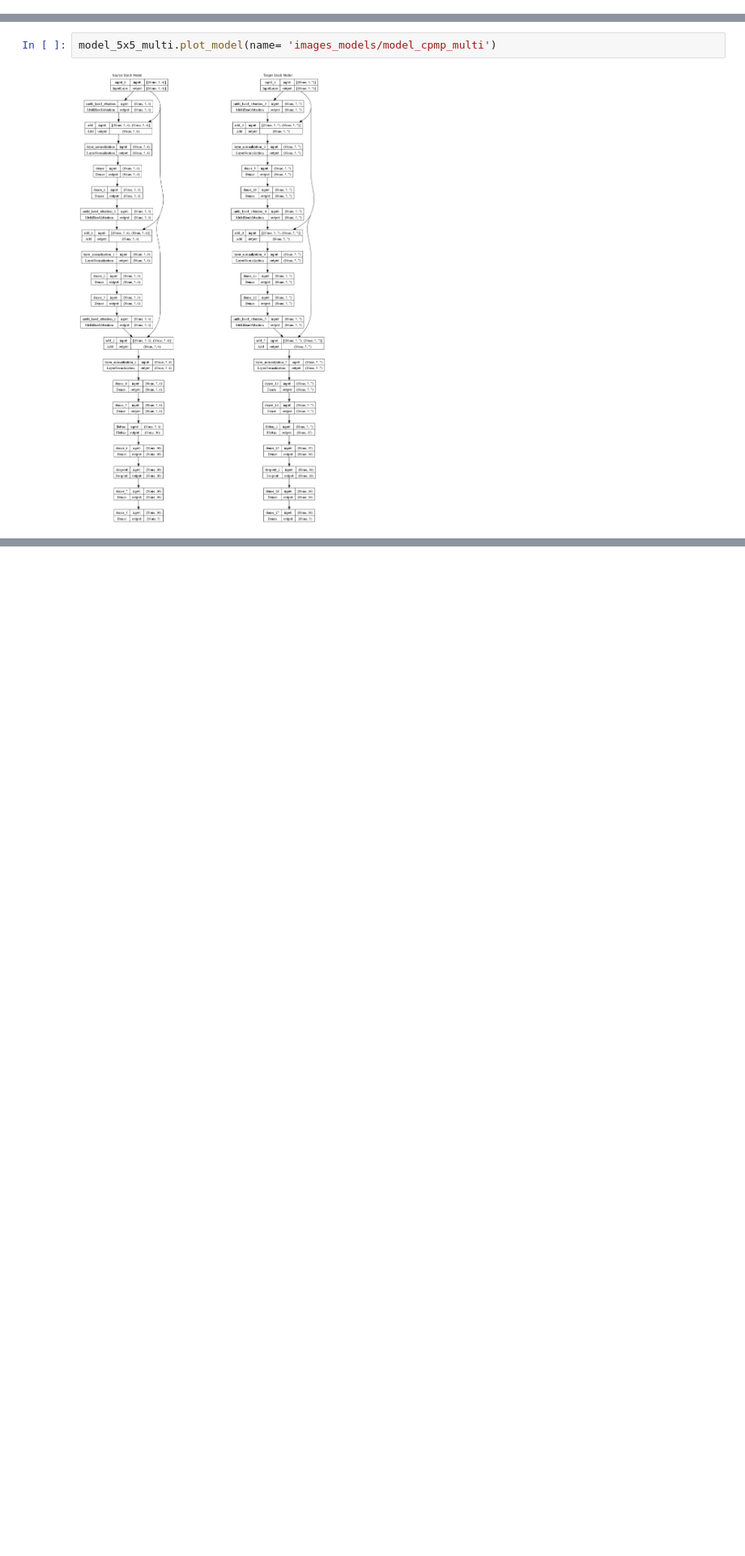
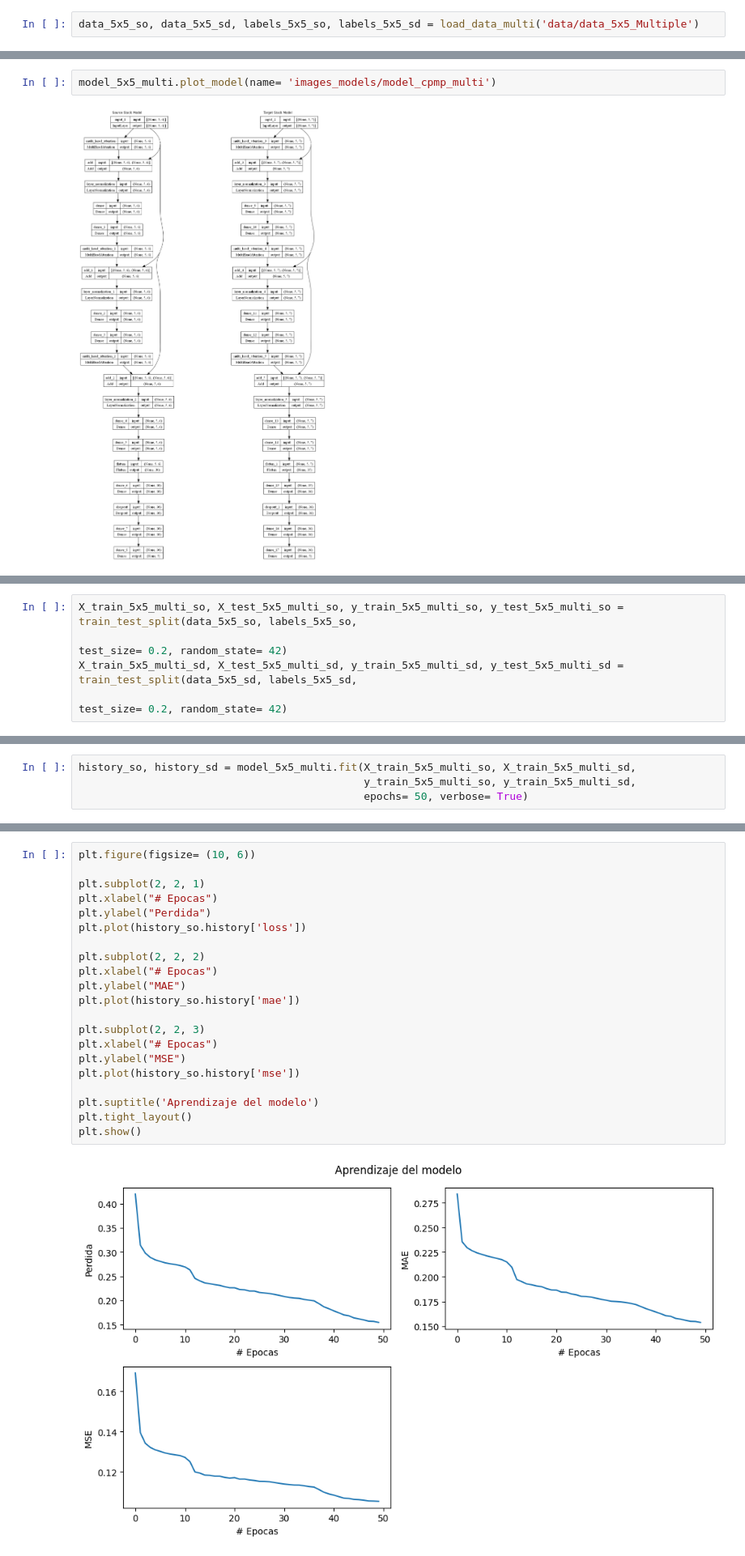
Before and after one commit to LosWillyAmigos/CPMP_With_attetion, a Jupyter notebook: CPMP_with_attention.ipynb, the cells around one changed output, grey strips where cells are left out. Shown at 81% size. Cells and saved outputs as stored; diff of their text form; blank space fills up the shorter version.

```diff
--- a/CPMP_with_attention.ipynb
+++ b/CPMP_with_attention.ipynb
@@ -258,3 +258,5 @@ data_5x5_multi, labels_1_5x5_multi, labels_2_5x5_multi = load_data('data/data_5x
+# %%
+data_5x5_so, data_5x5_sd, labels_5x5_so, labels_5x5_sd = load_data_multi('data/data_5x5_Multiple')
 # %% [markdown]
 # Modelo con Varias Salidas
 # %% [markdown]
@@ -271,0 +274,5 @@ model_5x5_multi.plot_model(name= 'images_models/model_cpmp_multi')
+# %%
+X_train_5x5_multi_so, X_test_5x5_multi_so, y_train_5x5_multi_so, y_test_5x5_multi_so = train_test_split(data_5x5_so, labels_5x5_so,
+                                                                                                        test_size= 0.2, random_state= 42)
+X_train_5x5_multi_sd, X_test_5x5_multi_sd, y_train_5x5_multi_sd, y_test_5x5_multi_sd = train_test_split(data_5x5_sd, labels_5x5_sd,
+                                                                                                        test_size= 0.2, random_state= 42)
@@ -271,0 +289,4 @@ model_5x5_multi.plot_model(name= 'images_models/model_cpmp_multi')
+# %%
+history_so, history_sd = model_5x5_multi.fit(X_train_5x5_multi_so, X_train_5x5_multi_sd,
+                                             y_train_5x5_multi_so, y_train_5x5_multi_sd,
+                                             epochs= 50, verbose= True)
@@ -271,0 +311,23 @@ model_5x5_multi.plot_model(name= 'images_models/model_cpmp_multi')
+# %%
+plt.figure(figsize= (10, 6))
+
+plt.subplot(2, 2, 1)
+plt.xlabel("# Epocas")
+plt.ylabel("Perdida")
+plt.plot(history_so.history['loss'])
+
+plt.subplot(2, 2, 2)
+plt.xlabel("# Epocas")
+plt.ylabel("MAE")
+plt.plot(history_so.history['mae'])
+
+plt.subplot(2, 2, 3)
+plt.xlabel("# Epocas")
+plt.ylabel("MSE")
+plt.plot(history_so.history['mse'])
+
+plt.suptitle('Aprendizaje del modelo')
+plt.tight_layout()
+plt.show()
+# %% [output]
+[figure, added]
```
Also changed, not shown: parts of 9 cells of this notebook, 2 other files.
